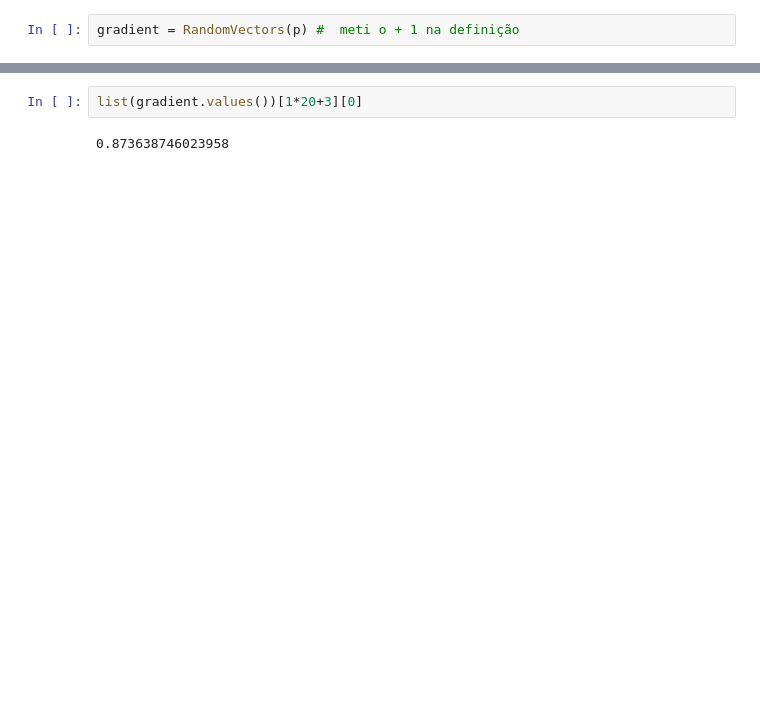
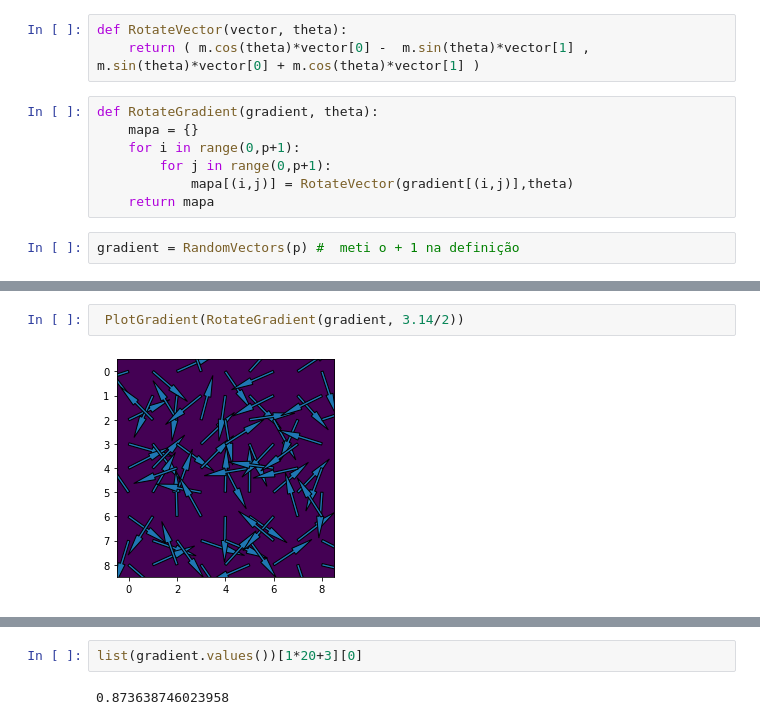
Before and after one commit to Wolframettes/Noise, a Jupyter notebook: Perlin.ipynb, the cells around one changed output, grey strips where cells are left out. Cells and saved outputs as stored; diff of their text form; blank space fills up the shorter version.

```diff
--- a/Perlin.ipynb
+++ b/Perlin.ipynb
@@ -69,4 +70,14 @@ def PlotGradient(gradient):
     return
+# %%
+def RotateVector(vector, theta):
+    return ( m.cos(theta)*vector[0] -  m.sin(theta)*vector[1] , m.sin(theta)*vector[0] + m.cos(theta)*vector[1] )
+# %%
+def RotateGradient(gradient, theta):
+    mapa = {}
+    for i in range(0,p+1):
+        for j in range(0,p+1):
+            mapa[(i,j)] = RotateVector(gradient[(i,j)],theta)
+    return mapa
 # %%
 gradient = RandomVectors(p) #  meti o + 1 na definição
 # %%
@@ -75,0 +87,4 @@ PlotGradient(gradient)
+# %%
+ PlotGradient(RotateGradient(gradient, 3.14/2))
+# %% [output]
+[figure, added]
```
Also changed, not shown: parts of 11 cells of this notebook.
